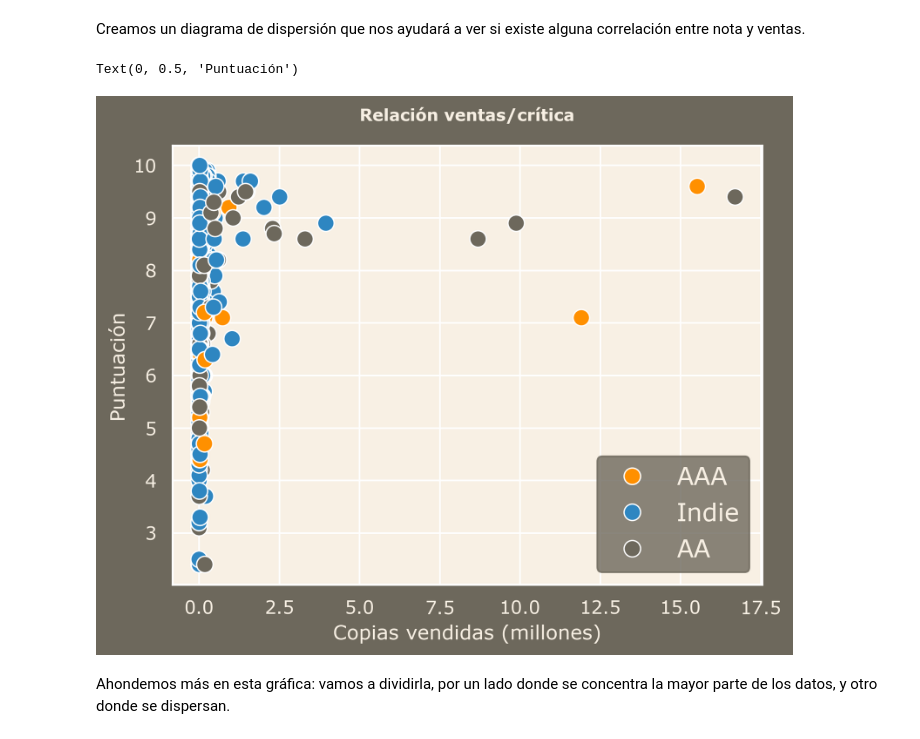
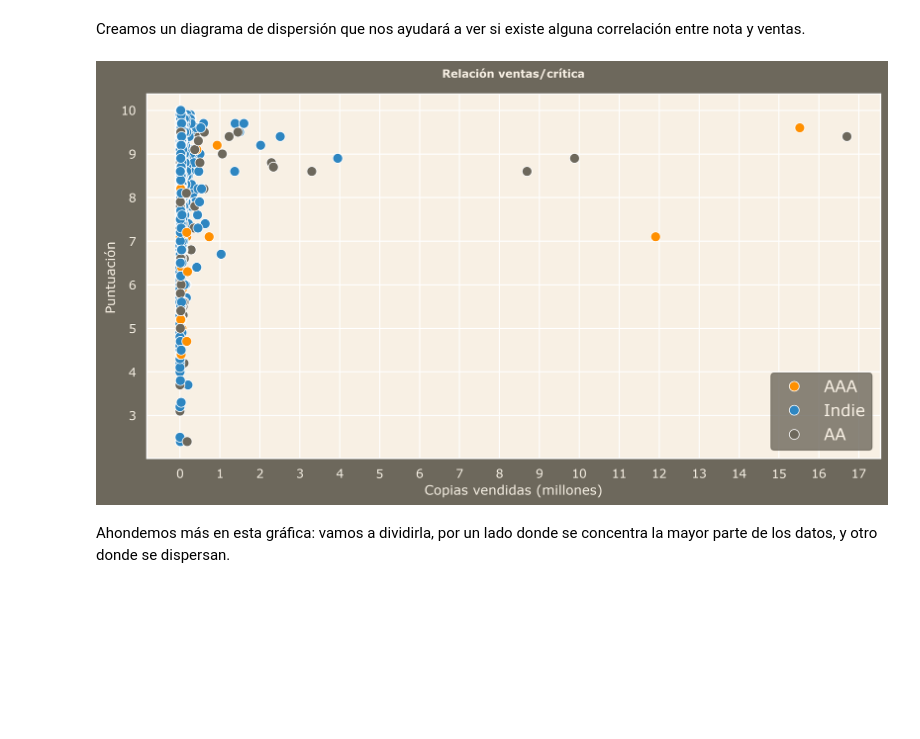
Before and after one commit to manuelfranceschi/EDA_GameInvestment, a Jupyter notebook: src/notebooks/Definicion_EDA.ipynb, the cells around one changed output. Drawn from its saved outputs; the diff is of its cells as text; code cells hidden in the pictures; blank space fills up the shorter version.

```diff
--- a/src/notebooks/Definicion_EDA.ipynb
+++ b/src/notebooks/Definicion_EDA.ipynb
@@ -208,15 +205,16 @@ Existen en este df 1321 juegos no F2P y con nota.
 # %% [markdown]
 Creamos un diagrama de dispersión que nos ayudará a ver si existe alguna correlación entre nota y ventas.
 # %%
-sns.scatterplot(data=copies_reviews, y="reviewScore", x="copiesSold", hue="PublisherClass", s=100,
+plt.figure(figsize=(12,6))
+sns.scatterplot(data=copies_reviews, y="reviewScore", x="copiesSold", hue="PublisherClass", s=80,
                 palette=["#FF9000", "#2E86C1", "#6D685C"])
 plt.title("Relación ventas/crítica",fontsize= 10, weight="bold", pad=15)
 plt.xlabel("Copias vendidas (millones)")
 plt.legend(loc="lower right", frameon=True, fontsize=15).get_frame().set_color("#6D685C")
 plt.ylabel("Puntuación")
+plt.xticks(np.arange(0, 17.5, step=1));
 # %% [output]
-Text(0, 0.5, 'Puntuación')
-[figure, old version]
+[figure, new version]
 # %% [markdown]
 Ahondemos más en esta gráfica: vamos a dividirla, por un lado donde se concentra la mayor parte de los datos, y otro donde se dispersan.
 # %%
```
Also changed, not shown: parts of 7 cells of this notebook, 2 other files.
